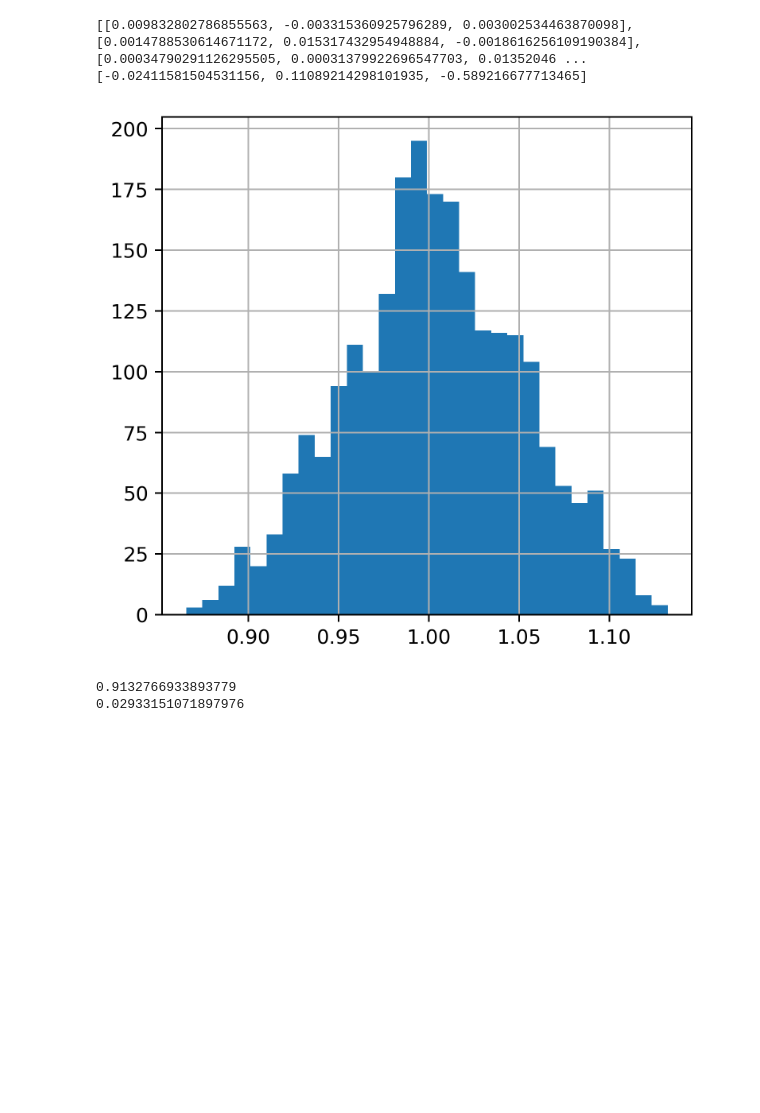
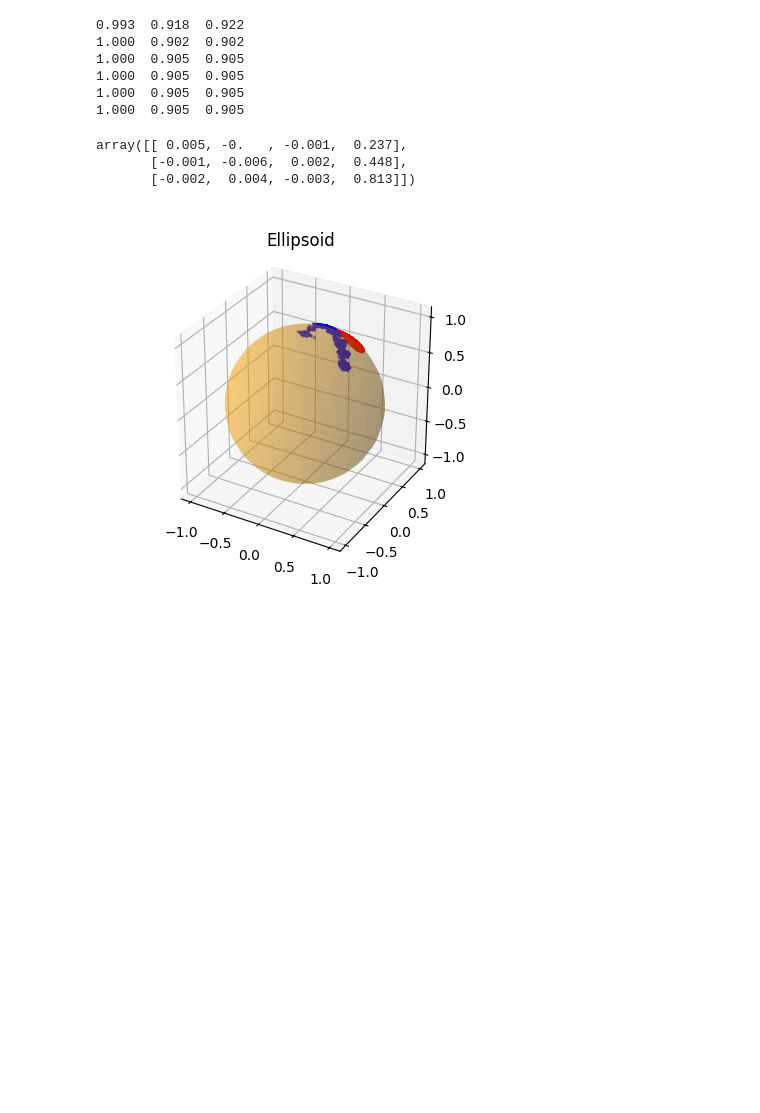
Before and after one commit to the-entire-country-of-ireland/moonfinder, a Jupyter notebook: scripts/magacc.ipynb, the cells around one changed output. Cells and saved outputs as stored; diff of their text form; code cells hidden in the pictures; blank space fills up the shorter version.

```diff
--- a/scripts/magacc.ipynb
+++ b/scripts/magacc.ipynb
@@ -226,6 +42,0 @@ print(c)
-# %%
-print(R.tolist())
-print(c.tolist())
-# %% [output]
-[[0.009832802786855563, -0.003315360925796289, 0.003002534463870098], [0.0014788530614671172, 0.015317432954948884, -0.0018616256109190384], [0.00034790291126295505, 0.00031379922696547703, 0.01352046 ...
-[-0.02411581504531156, 0.11089214298101935, -0.589216677713465]
@@ -232,17 +298,60 @@ print(c.tolist())
+# %%
+mag_raw, acc = load_data("data/magacc_readings_14.txt", atol=0.3)
+T = 0.907
+
+cal = StreamingExactCalibration(target_dot=T, alpha=1.0, beta=1.0)
+for m_raw, a in zip(mag_raw, acc):
+    cal.update(m_raw, a)
+W_hat, Q_hat, info = cal.solve()
+M_aug = np.column_stack([mag_raw, np.ones(len(mag_raw))])
+M = M_aug @ W_hat.T
+Mn = M / np.linalg.norm(M, axis=1, keepdims=True)
+A = acc / np.linalg.norm(acc, axis=1, keepdims=True)
+print(f"{grade(M,M)[0].item():.03f}  {grade(A,M)[0].item():.03f}  {grade(A,Mn)[0].item():.03f}")
+
+for i in range(2):
+    cal = StreamingExactCalibration(target_dot=T, alpha=1.0, beta=10.0)
+    for m_raw, a in zip(mag_raw, acc):
+        cal.update(m_raw, a, W0=W_hat)
+    W_hat, Q_hat, info = cal.solve(W0=W_hat)
+    M_aug = np.column_stack([mag_raw, np.ones(len(mag_raw))])
+    M = M_aug @ W_hat.T
+    Mn = M / np.linalg.norm(M, axis=1, keepdims=True)
+    A = acc / np.linalg.norm(acc, axis=1, keepdims=True)
+    print(f"{grade(M,M)[0].item():.03f}  {grade(A,M)[0].item():.03f}  {grade(A,Mn)[0].item():.03f}")
+
+A_hat = W_hat[:, :3]
+b_hat = W_hat[:, 3]
+# %% [output]
+0.993  0.918  0.922
+1.000  0.902  0.902
+1.000  0.905  0.905
+1.000  0.905  0.905
+1.000  0.905  0.905
+1.000  0.905  0.905
+# %%
+W_hat
+# %% [output]
+array([[ 0.005, -0.   , -0.001,  0.237],
+       [-0.001, -0.006,  0.002,  0.448],
+       [-0.002,  0.004, -0.003,  0.813]])
+# %%
+%matplotlib widget
+from ellipsoid_fit import plot_ellipsoid
+plt.clf()
+fig = plt.figure(figsize=(4, 4))
+ax = fig.add_subplot(111, projection='3d')
+
+M = (A_hat @ mag_raw.T).T + b_hat
+A = acc / np.linalg.norm(acc, axis=1, keepdims=True)
+plot_ellipsoid(ax, center=np.zeros(3), R=np.eye(3), radii=np.ones(3))
+
+ax.scatter(*M.T, c='red', marker='o', s=2, alpha=0.5, label='Mag')
+ax.scatter(*A.T, c='blue', marker='o', s=2, alpha=0.5, label='Accel')
+
+plt.show()
+# %% [output]
+[figure, added]
+[figure, added]
 # %%
 %matplotlib inline
-# %%
-norms = np.array([ np.linalg.norm(m) for m,a in zip(detrans, acc)])
-plt.clf()
-plt.hist(norms, 30)
-plt.grid()
-plt.show()
-# %% [output]
-[figure, removed]
-# %%
-dots = np.array([a / np.linalg.norm(a) @ m for m,a in zip(detrans, acc)])
-print(np.mean(dots))
-print(np.std(dots))
-# %% [output]
-0.9132766933893779
-0.02933151071897976
```
Also changed, not shown: parts of 17 cells of this notebook, 11 other files.
